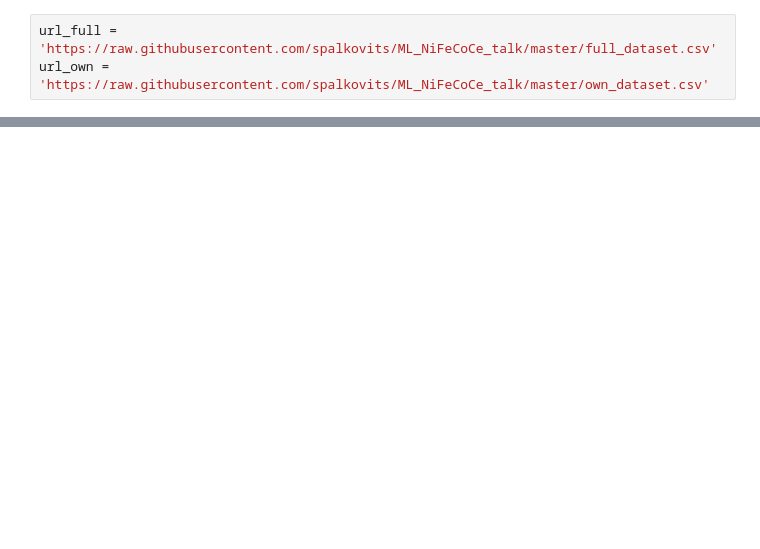
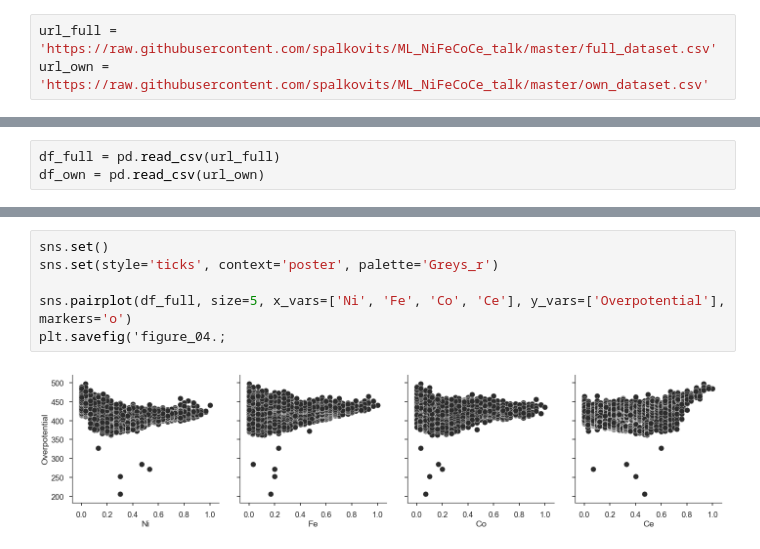
Before and after one commit to spalkovits/REAKT2019_ML4OER_SPks, a Jupyter notebook: ML4OER_talk.ipynb, the cells around one changed output, grey strips where cells are left out. Cells and saved outputs as stored; diff of their text form; blank space fills up the shorter version.

```diff
--- a/ML4OER_talk.ipynb
+++ b/ML4OER_talk.ipynb
@@ -30,0 +24,3 @@ alt.Chart(url_full).mark_point().encode(
+# %%
+df_full = pd.read_csv(url_full)
+df_own = pd.read_csv(url_own)
@@ -30,0 +36,8 @@ alt.Chart(url_full).mark_point().encode(
+# %%
+sns.set()
+sns.set(style='ticks', context='poster', palette='Greys_r')
+
+sns.pairplot(df_full, size=5, x_vars=['Ni', 'Fe', 'Co', 'Ce'], y_vars=['Overpotential'], markers='o')
+plt.savefig('figure_04.;
+# %% [output]
+[figure, added]
```
Also changed, not shown: parts of 4 cells of this notebook, 1 other file.
